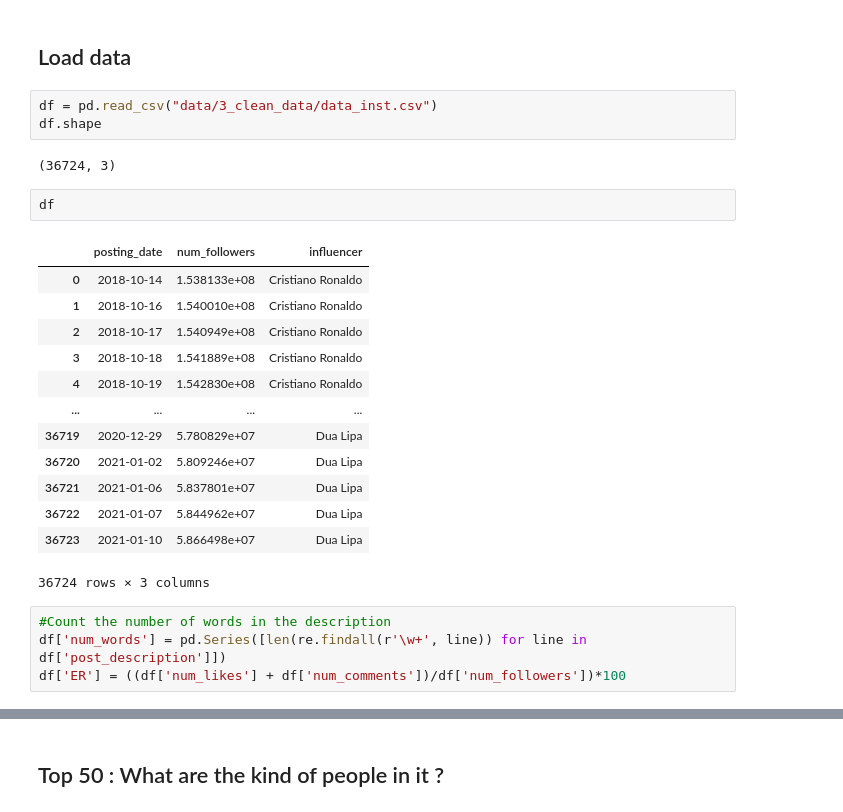
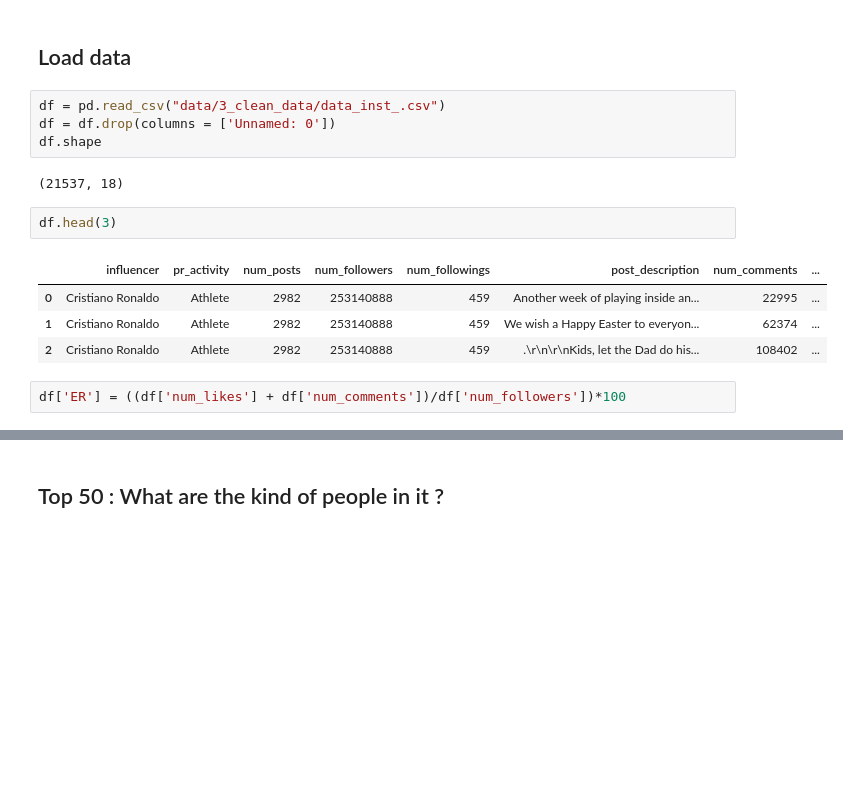
Before and after one commit to BadrAlpha07/Data-Camp-Project, a Jupyter notebook: engagement_rate_starting_kit.ipynb, the cells around one changed output, grey strips where cells are left out. Saved outputs shown, nothing was run; the diff lists cells and outputs as text; blank space fills up the shorter version.

```diff
--- a/engagement_rate_starting_kit.ipynb
+++ b/engagement_rate_starting_kit.ipynb
@@ -196,30 +196,20 @@ The influencers list has been taken from the [50 most followed accounts](https:/
 # %% [markdown]
 ## Load data
 # %%
-df = pd.read_csv("data/3_clean_data/data_inst.csv")
+df = pd.read_csv("data/3_clean_data/data_inst_.csv")
+df = df.drop(columns = ['Unnamed: 0'])
 df.shape
 # %% [output]
-(36724, 3)
+(21537, 18)
 # %%
-df
+df.head(3)
 # %% [output]
-|  | posting_date | num_followers | influencer |
-| 0 | 2018-10-14 | 1.538133e+08 | Cristiano Ronaldo |
-| 1 | 2018-10-16 | 1.540010e+08 | Cristiano Ronaldo |
-| 2 | 2018-10-17 | 1.540949e+08 | Cristiano Ronaldo |
-| 3 | 2018-10-18 | 1.541889e+08 | Cristiano Ronaldo |
-| 4 | 2018-10-19 | 1.542830e+08 | Cristiano Ronaldo |
-| ... | ... | ... | ... |
-| 36719 | 2020-12-29 | 5.780829e+07 | Dua Lipa |
-| 36720 | 2021-01-02 | 5.809246e+07 | Dua Lipa |
-| 36721 | 2021-01-06 | 5.837801e+07 | Dua Lipa |
-| 36722 | 2021-01-07 | 5.844962e+07 | Dua Lipa |
-| 36723 | 2021-01-10 | 5.866498e+07 | Dua Lipa |
+|  | influencer | pr_activity | num_posts | num_followers | num_followings | post_description | num_comments | ... |
+| 0 | Cristiano Ronaldo | Athlete | 2982 | 253140888 | 459 | Another week of playing inside an... | 22995 | ... |
+| 1 | Cristiano Ronaldo | Athlete | 2982 | 253140888 | 459 | We wish a Happy Easter to everyon... | 62374 | ... |
+| 2 | Cristiano Ronaldo | Athlete | 2982 | 253140888 | 459 | .\r\n\r\nKids, let the Dad do his... | 108402 | ... |
-36724 rows × 3 columns
-# %%
-#Count the number of words in the description
-df['num_words'] = pd.Series([len(re.findall(r'\w+', line)) for line in df['post_description']])
-df['ER'] = ((df['num_likes'] + df['num_comments'])/df['num_followers'])*100
+# %%
+df['ER'] = ((df['num_likes'] + df['num_comments'])/df['num_followers'])*100
 # %%
 df.nunique()
 # %% [output]
```
Also changed, not shown: parts of 6 cells of this notebook, 1 other file.
